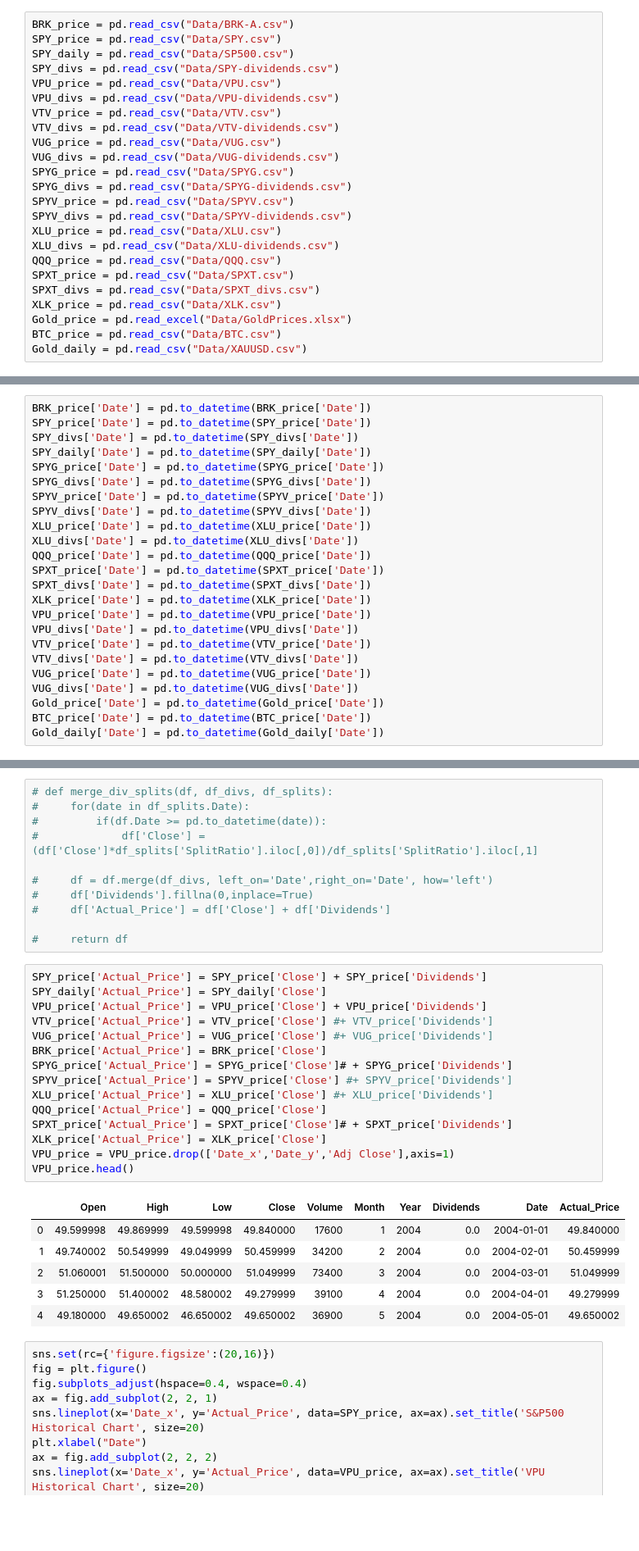
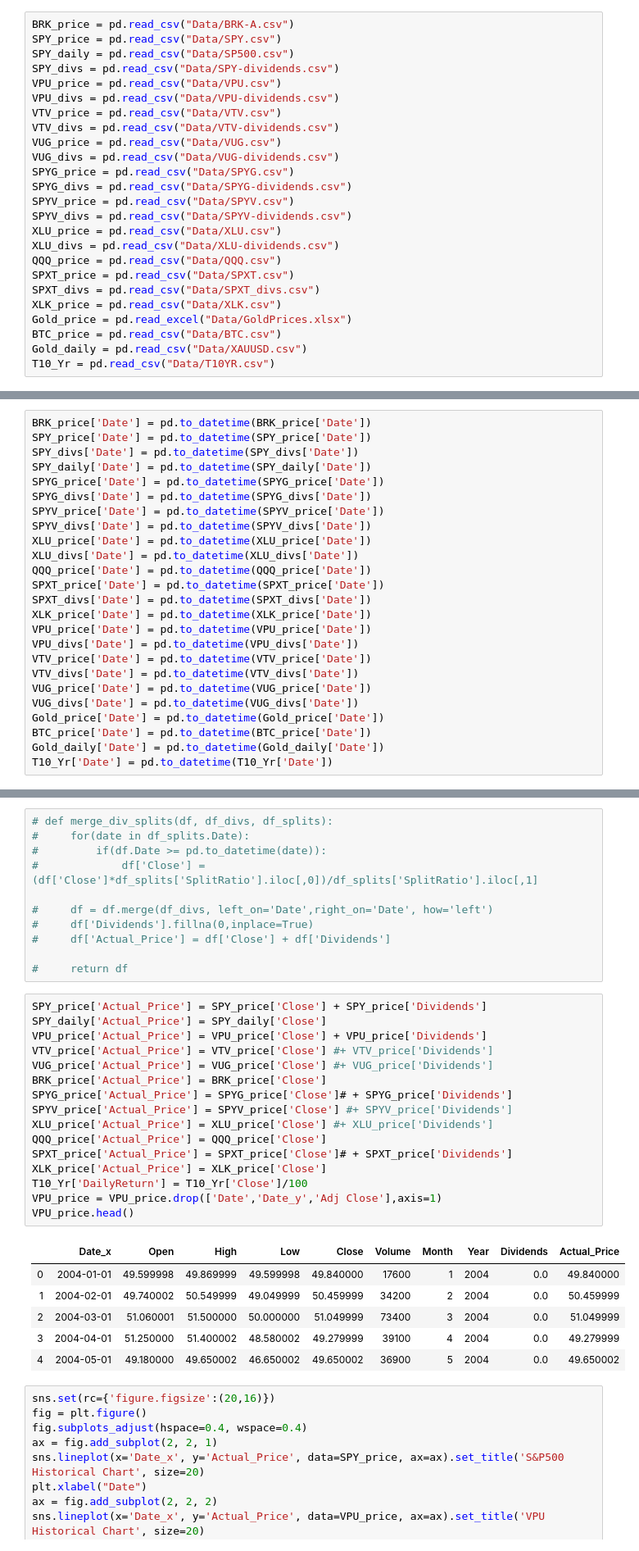
Before and after one commit to vikranttkumar/QuantitativeEasingEffects_Equities, a Jupyter notebook: Quantitative Easing Across Asset Classes.ipynb, the cells around one changed output, grey strips where cells are left out. Shown at 82% size. Drawn from its saved outputs; the diff is of its cells as text; blank space fills up the shorter version.

```diff
--- a/Quantitative Easing Across Asset Classes.ipynb
+++ b/Quantitative Easing Across Asset Classes.ipynb
@@ -33,6 +33,7 @@ XLK_price = pd.read_csv("Data/XLK.csv")
 Gold_price = pd.read_excel("Data/GoldPrices.xlsx")
 BTC_price = pd.read_csv("Data/BTC.csv")
 Gold_daily = pd.read_csv("Data/XAUUSD.csv")
+T10_Yr = pd.read_csv("Data/T10YR.csv")
 # %%
 BTC_price['Price'] = BTC_price['Price'].str.replace(',','')
 BTC_price['Actual_Price'] = pd.to_numeric(BTC_price['Price'])
@@ -79,6 +80,7 @@ VUG_divs['Date'] = pd.to_datetime(VUG_divs['Date'])
 Gold_price['Date'] = pd.to_datetime(Gold_price['Date'])
 BTC_price['Date'] = pd.to_datetime(BTC_price['Date'])
 Gold_daily['Date'] = pd.to_datetime(Gold_daily['Date'])
+T10_Yr['Date'] = pd.to_datetime(T10_Yr['Date'])
 # %% [markdown]
 #### Adding back dividends
 # %%
@@ -146,25 +148,26 @@ SPXT_price['Dividends'].fillna(0,inplace=True)
 # %%
 SPY_price['Actual_Price'] = SPY_price['Close'] + SPY_price['Dividends']
 SPY_daily['Actual_Price'] = SPY_daily['Close']
 VPU_price['Actual_Price'] = VPU_price['Close'] + VPU_price['Dividends']
 VTV_price['Actual_Price'] = VTV_price['Close'] #+ VTV_price['Dividends']
 VUG_price['Actual_Price'] = VUG_price['Close'] #+ VUG_price['Dividends']
 BRK_price['Actual_Price'] = BRK_price['Close']
 SPYG_price['Actual_Price'] = SPYG_price['Close']# + SPYG_price['Dividends']
 SPYV_price['Actual_Price'] = SPYV_price['Close'] #+ SPYV_price['Dividends']
 XLU_price['Actual_Price'] = XLU_price['Close'] #+ XLU_price['Dividends']
 QQQ_price['Actual_Price'] = QQQ_price['Close']
 SPXT_price['Actual_Price'] = SPXT_price['Close']# + SPXT_price['Dividends']
 XLK_price['Actual_Price'] = XLK_price['Close']
-VPU_price = VPU_price.drop(['Date_x','Date_y','Adj Close'],axis=1)
+T10_Yr['DailyReturn'] = T10_Yr['Close']/100
+VPU_price = VPU_price.drop(['Date','Date_y','Adj Close'],axis=1)
 VPU_price.head()
 # %% [output]
-|  | Open | High | Low | Close | Volume | Month | Year | Dividends | Date | Actual_Price |
-| 0 | 49.599998 | 49.869999 | 49.599998 | 49.840000 | 17600 | 1 | 2004 | 0.0 | 2004-01-01 | 49.840000 |
-| 1 | 49.740002 | 50.549999 | 49.049999 | 50.459999 | 34200 | 2 | 2004 | 0.0 | 2004-02-01 | 50.459999 |
-| 2 | 51.060001 | 51.500000 | 50.000000 | 51.049999 | 73400 | 3 | 2004 | 0.0 | 2004-03-01 | 51.049999 |
-| 3 | 51.250000 | 51.400002 | 48.580002 | 49.279999 | 39100 | 4 | 2004 | 0.0 | 2004-04-01 | 49.279999 |
-| 4 | 49.180000 | 49.650002 | 46.650002 | 49.650002 | 36900 | 5 | 2004 | 0.0 | 2004-05-01 | 49.650002 |
+|  | Date_x | Open | High | Low | Close | Volume | Month | Year | Dividends | Actual_Price |
+| 0 | 2004-01-01 | 49.599998 | 49.869999 | 49.599998 | 49.840000 | 17600 | 1 | 2004 | 0.0 | 49.840000 |
+| 1 | 2004-02-01 | 49.740002 | 50.549999 | 49.049999 | 50.459999 | 34200 | 2 | 2004 | 0.0 | 50.459999 |
+| 2 | 2004-03-01 | 51.060001 | 51.500000 | 50.000000 | 51.049999 | 73400 | 3 | 2004 | 0.0 | 51.049999 |
+| 3 | 2004-04-01 | 51.250000 | 51.400002 | 48.580002 | 49.279999 | 39100 | 4 | 2004 | 0.0 | 49.279999 |
+| 4 | 2004-05-01 | 49.180000 | 49.650002 | 46.650002 | 49.650002 | 36900 | 5 | 2004 | 0.0 | 49.650002 |
 # %%
 sns.set(rc={'figure.figsize':(20,16)})
 fig = plt.figure()
```
Also changed, not shown: parts of 15 cells of this notebook.
